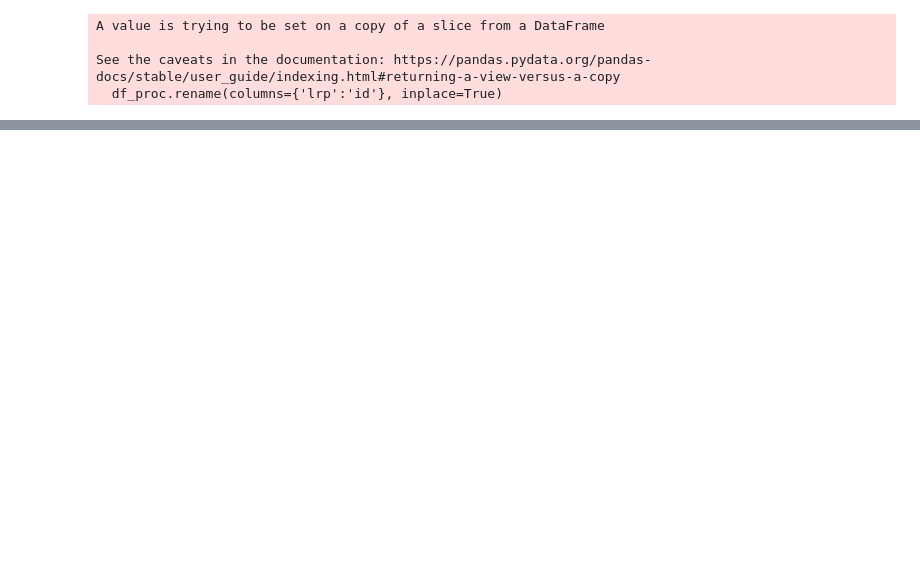
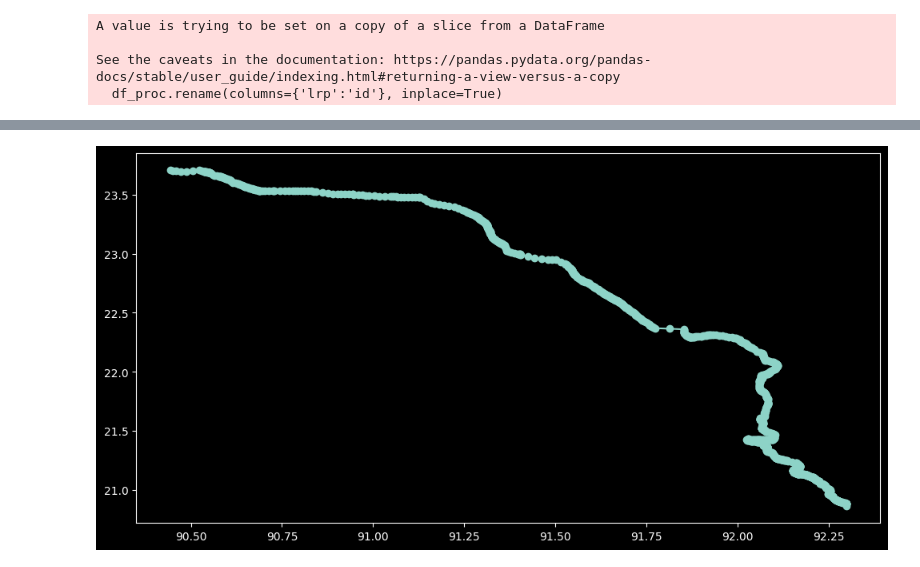
Before and after one commit to nielsvdd42/EPA133A-Advanced-Simulation-Group-1, a Jupyter notebook: EPA133a-G01-A2/model/data_cleaning2.ipynb, the cells around one changed output, grey strips where cells are left out. Cells and saved outputs as stored; diff of their text form; code cells hidden in the pictures; blank space fills up the shorter version.

```diff
--- a/EPA133a-G01-A2/model/data_cleaning2.ipynb
+++ b/EPA133a-G01-A2/model/data_cleaning2.ipynb
@@ -223,17 +230,17 @@ final_df
 # %%
-final_df_with_links = pd.DataFrame(columns=['road','id','model_type','name','lat','lon','length', 'condition'])
-for j, row in final_df.iterrows():
-    if row['model_type'] == 'sink':
-        break
-    elif row['model_type'] == 'source':
-        final_df_with_links.loc[len(final_df_with_links)] = row
-    else:
-        lat_link = row['lat'] - (row['lat'] - final_df.iloc[j-1]['lat']) / 2
-        lon_link = row['lon'] - (row['lon'] - final_df.iloc[j-1]['lon']) / 2
-        length = 0
-        condition = None
-        link = pd.Series({'road': 'N1', 'id': 'LRPxxx', 'model_type': 'link', 'name': 'LRP', 'lat': lat_link, 'lon': lon_link, 'length': length, 'condition': condition})
-        final_df_with_links.loc[len(final_df_with_links)] = link
-        final_df_with_links.loc[len(final_df_with_links)] = row
-
-final_df_with_links.head(20)
+# final_df_with_links = pd.DataFrame(columns=['road','id','model_type','name','lat','lon','length', 'condition'])
+# for j, row in final_df.iterrows():
+#     if row['model_type'] == 'sink':
+#         break
+#     elif row['model_type'] == 'source':
+#         final_df_with_links.loc[len(final_df_with_links)] = row
+#     else:
+#         lat_link = row['lat'] - (row['lat'] - final_df.iloc[j-1]['lat']) / 2
+#         lon_link = row['lon'] - (row['lon'] - final_df.iloc[j-1]['lon']) / 2
+#         length = 0
+#         condition = None
+#         link = pd.Series({'road': 'N1', 'id': 'LRPxxx', 'model_type': 'link', 'name': 'LRP', 'lat': lat_link, 'lon': lon_link, 'length': length, 'condition': condition})
+#         final_df_with_links.loc[len(final_df_with_links)] = link
+#         final_df_with_links.loc[len(final_df_with_links)] = row
+#
+# final_df_with_links.head(20)
@@ -271,0 +316,6 @@ plt.show()
+# %%
+plt.figure(figsize=(12,6))
+plt.plot(final_df_with_links['lon'], final_df_with_links['lat'], marker='o')
+plt.show()
+# %% [output]
+[figure, added]
```
Also changed, not shown: parts of 14 cells of this notebook.
